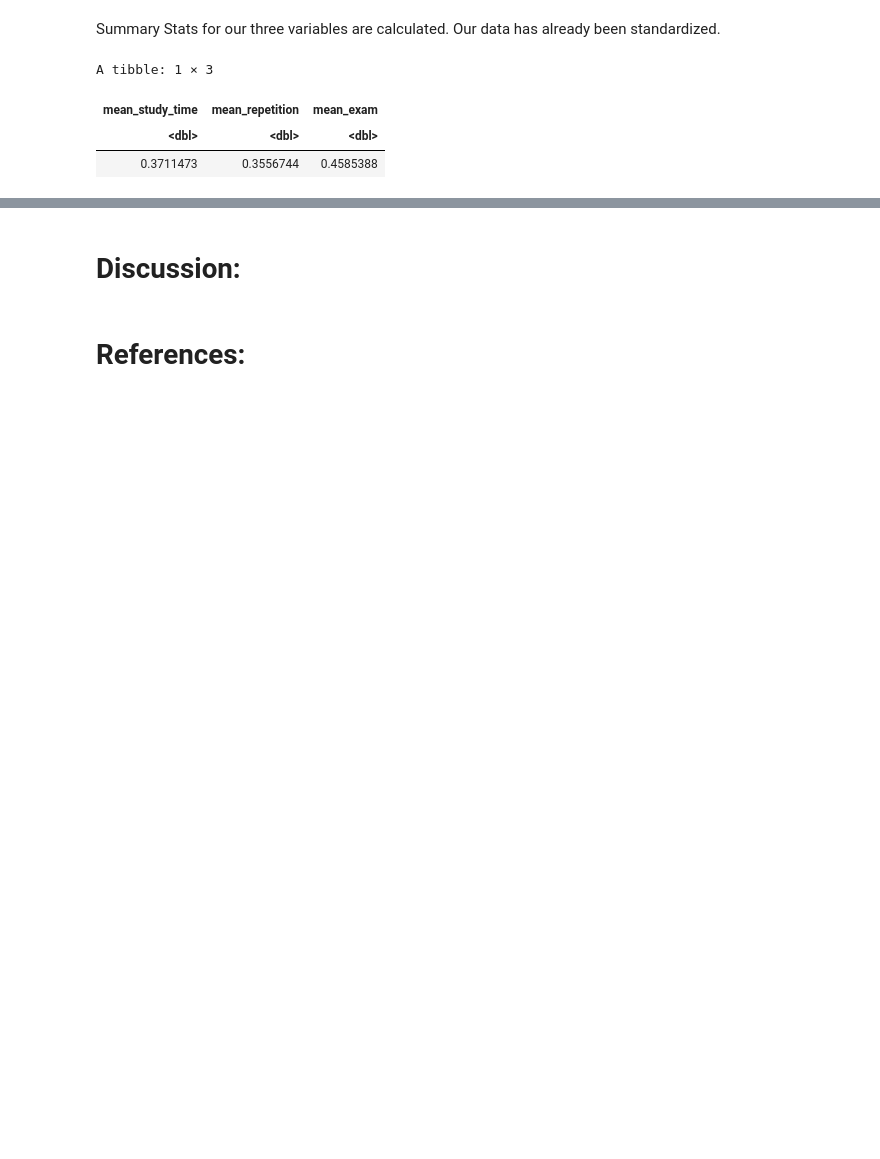
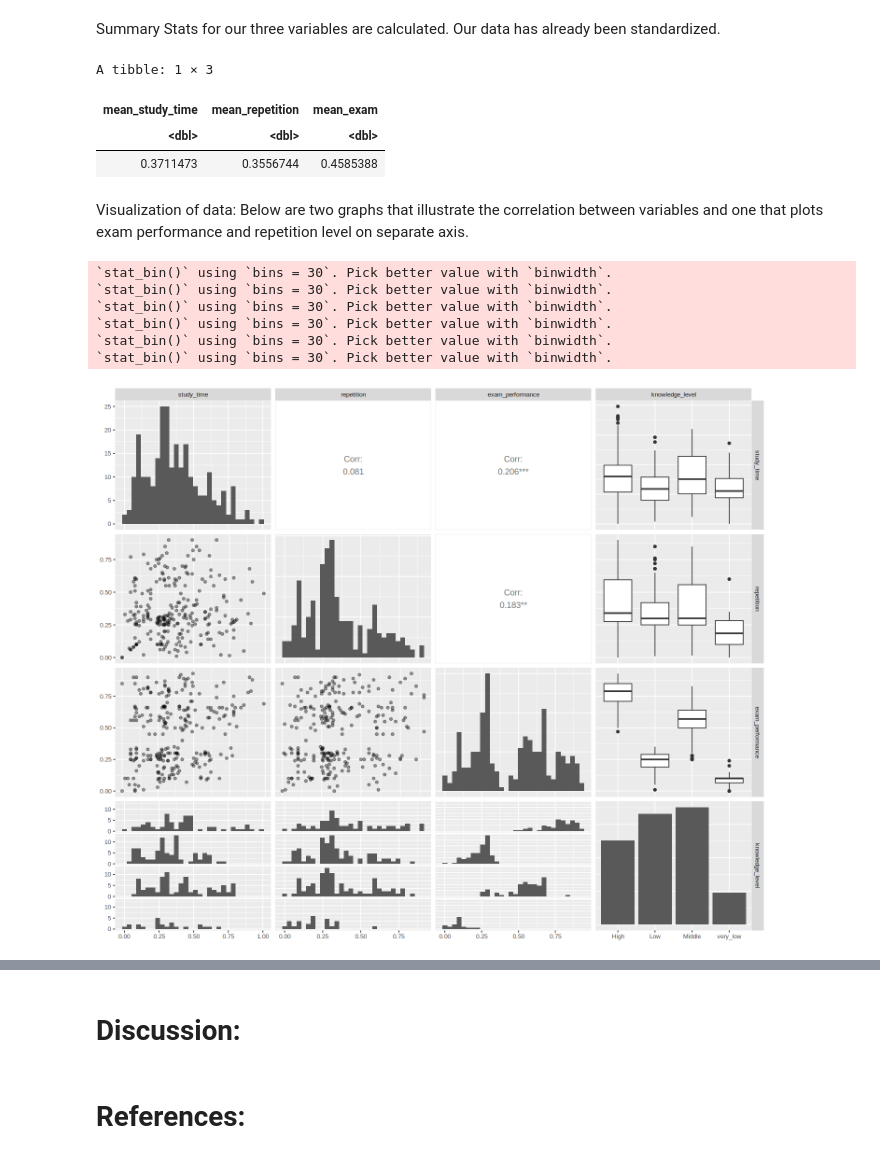
Before and after one commit to trinityma/dsci100project, a Jupyter notebook: group_project_report.ipynb, the cells around one changed output, grey strips where cells are left out. Cells and saved outputs as stored; diff of their text form; code cells hidden in the pictures; blank space fills up the shorter version.

Commit message:
added visualizations

```diff
--- a/group_project_report.ipynb
+++ b/group_project_report.ipynb
@@ -60,3 +82,22 @@ A tibble: 1 × 3
 | mean_study_time | mean_repetition | mean_exam |
 | <dbl> | <dbl> | <dbl> |
 | 0.3711473 | 0.3556744 | 0.4585388 |
+# %% [markdown]
+Visualization of data: Below are two graphs that illustrate the correlation between variables and one that plots exam performance and repetition level on separate axis.
+# %%
+options(repr.plot.width = 12, repr.plot.height = 10)
+ plot <- user_knowledge_data |>
+     ggpairs(
+         lower = list(continuous = wrap('points', alpha = 0.4)),
+         diag = list(continuous = "barDiag")
+     ) +
+     theme(text = element_text(size = 10))
+plot
+# %% [output]
+`stat_bin()` using `bins = 30`. Pick better value with `binwidth`.
+`stat_bin()` using `bins = 30`. Pick better value with `binwidth`.
+`stat_bin()` using `bins = 30`. Pick better value with `binwidth`.
+`stat_bin()` using `bins = 30`. Pick better value with `binwidth`.
+`stat_bin()` using `bins = 30`. Pick better value with `binwidth`.
+`stat_bin()` using `bins = 30`. Pick better value with `binwidth`.
+[figure, added]
```
Also changed, not shown: parts of 3 cells of this notebook.
